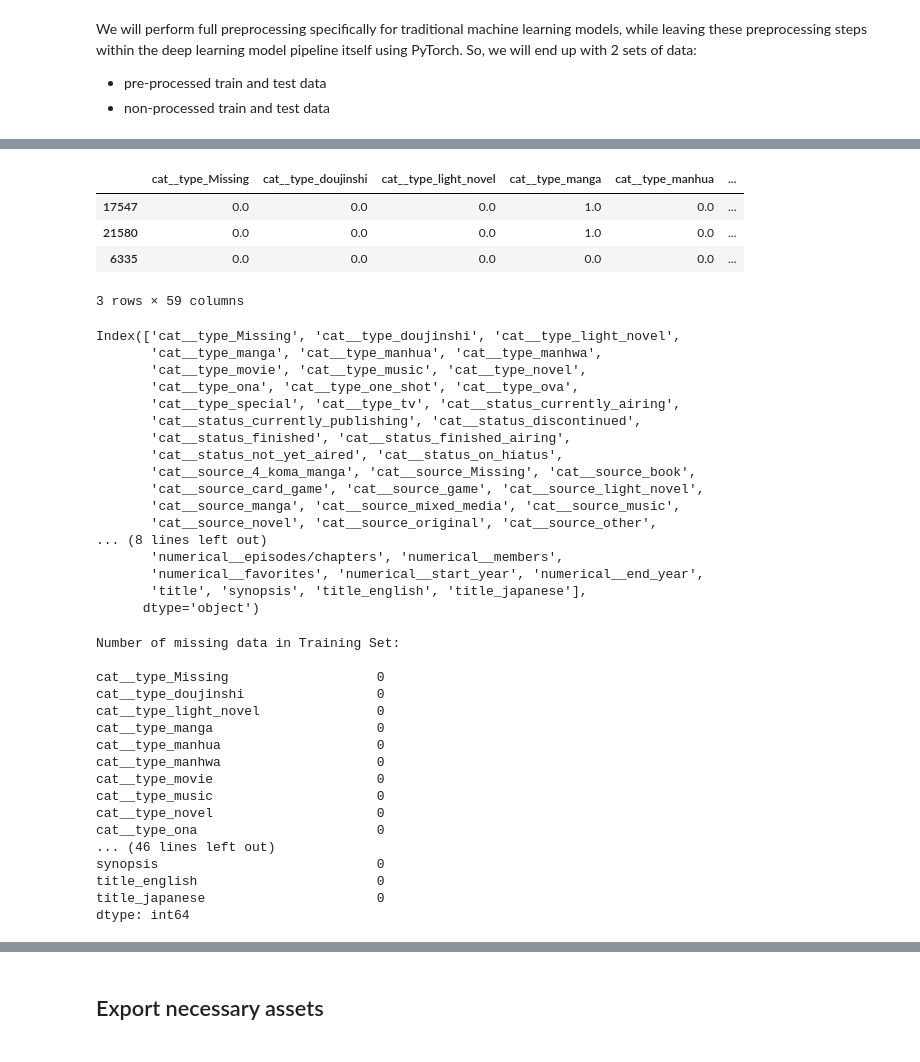
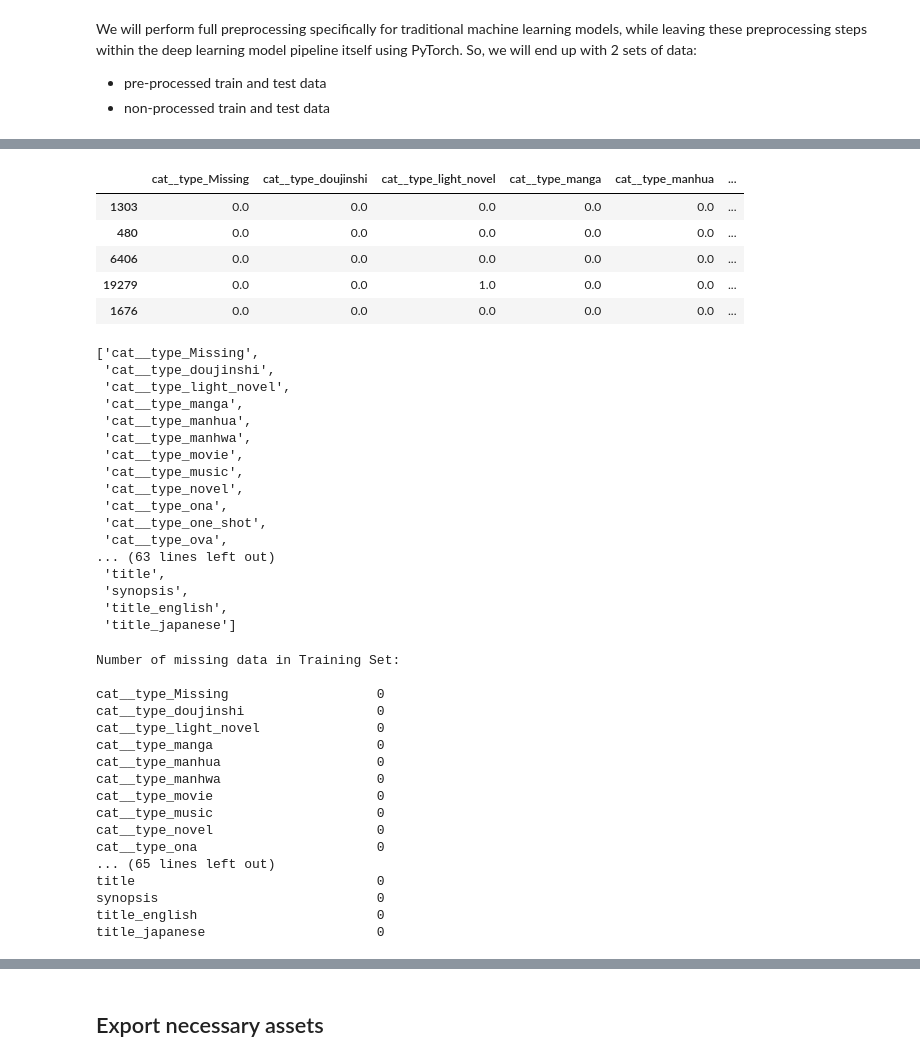
Before and after one commit to derickkan3356/anime-manga-theme-and-success-prediction, a Jupyter notebook: data_preprocessing.ipynb, the cells around one changed output, grey strips where cells are left out. Drawn from its saved outputs; the diff is of its cells as text; code cells hidden in the pictures.

```diff
--- a/data_preprocessing.ipynb
+++ b/data_preprocessing.ipynb
@@ -177,4 +195,0 @@ df_full.head()
-# %%
-df_full = pd.concat([df_anime_aligned, df_manga_aligned], ignore_index=True)
-
-df_full.head()
@@ -378,35 +418,37 @@ test_final_df = pd.concat([test_processed_df, test[text_col]], axis=1)
-# %%
-train_final_df.sample(3)
-# %% [output]
-|  | cat__type_Missing | cat__type_doujinshi | cat__type_light_novel | cat__type_manga | cat__type_manhua | ... |
-| 17547 | 0.0 | 0.0 | 0.0 | 1.0 | 0.0 | ... |
-| 21580 | 0.0 | 0.0 | 0.0 | 1.0 | 0.0 | ... |
-| 6335 | 0.0 | 0.0 | 0.0 | 0.0 | 0.0 | ... |
-3 rows × 59 columns
+# %%
+with pd.option_context("display.max_columns", None):
+    display(train_final_df.sample(5))
+# %% [output]
+|  | cat__type_Missing | cat__type_doujinshi | cat__type_light_novel | cat__type_manga | cat__type_manhua | ... |
+| 1303 | 0.0 | 0.0 | 0.0 | 0.0 | 0.0 | ... |
+| 480 | 0.0 | 0.0 | 0.0 | 0.0 | 0.0 | ... |
+| 6406 | 0.0 | 0.0 | 0.0 | 0.0 | 0.0 | ... |
+| 19279 | 0.0 | 0.0 | 1.0 | 0.0 | 0.0 | ... |
+| 1676 | 0.0 | 0.0 | 0.0 | 0.0 | 0.0 | ... |
 # %%
-train_final_df.columns
+train_final_df.columns.tolist()
 # %% [output]
-Index(['cat__type_Missing', 'cat__type_doujinshi', 'cat__type_light_novel',
-       'cat__type_manga', 'cat__type_manhua', 'cat__type_manhwa',
-       'cat__type_movie', 'cat__type_music', 'cat__type_novel',
-       'cat__type_ona', 'cat__type_one_shot', 'cat__type_ova',
-       'cat__type_special', 'cat__type_tv', 'cat__status_currently_airing',
-       'cat__status_currently_publishing', 'cat__status_discontinued',
-       'cat__status_finished', 'cat__status_finished_airing',
-       'cat__status_not_yet_aired', 'cat__status_on_hiatus',
-       'cat__source_4_koma_manga', 'cat__source_Missing', 'cat__source_book',
-       'cat__source_card_game', 'cat__source_game', 'cat__source_light_novel',
-       'cat__source_manga', 'cat__source_mixed_media', 'cat__source_music',
-       'cat__source_novel', 'cat__source_original', 'cat__source_other',
-... (8 lines left out)
-       'numerical__episodes/chapters', 'numerical__members',
-       'numerical__favorites', 'numerical__start_year', 'numerical__end_year',
-       'title', 'synopsis', 'title_english', 'title_japanese'],
-      dtype='object')
+['cat__type_Missing',
+ 'cat__type_doujinshi',
+ 'cat__type_light_novel',
+ 'cat__type_manga',
+ 'cat__type_manhua',
+ 'cat__type_manhwa',
+ 'cat__type_movie',
+ 'cat__type_music',
+ 'cat__type_novel',
+ 'cat__type_ona',
+ 'cat__type_one_shot',
+ 'cat__type_ova',
+... (63 lines left out)
+ 'title',
+ 'synopsis',
+ 'title_english',
+ 'title_japanese']
 # %%
 # check for missing data
 print("Number of missing data in Training Set:\n")
-print(train_final_df.isnull().sum())
+print(train_final_df.isnull().sum().to_string())
 # %% [output]
 Number of missing data in Training Set:
 
@@ -420,11 +462,11 @@ cat__type_movie                     0
 cat__type_music                     0
 cat__type_novel                     0
 cat__type_ona                       0
-... (46 lines left out)
+... (65 lines left out)
+title                               0
 synopsis                            0
 title_english                       0
 title_japanese                      0
-dtype: int64
 # %%
 # check for missing data
 print("Number of missing data in Testing Set:\n")
```
Also changed, not shown: parts of 14 cells of this notebook.
